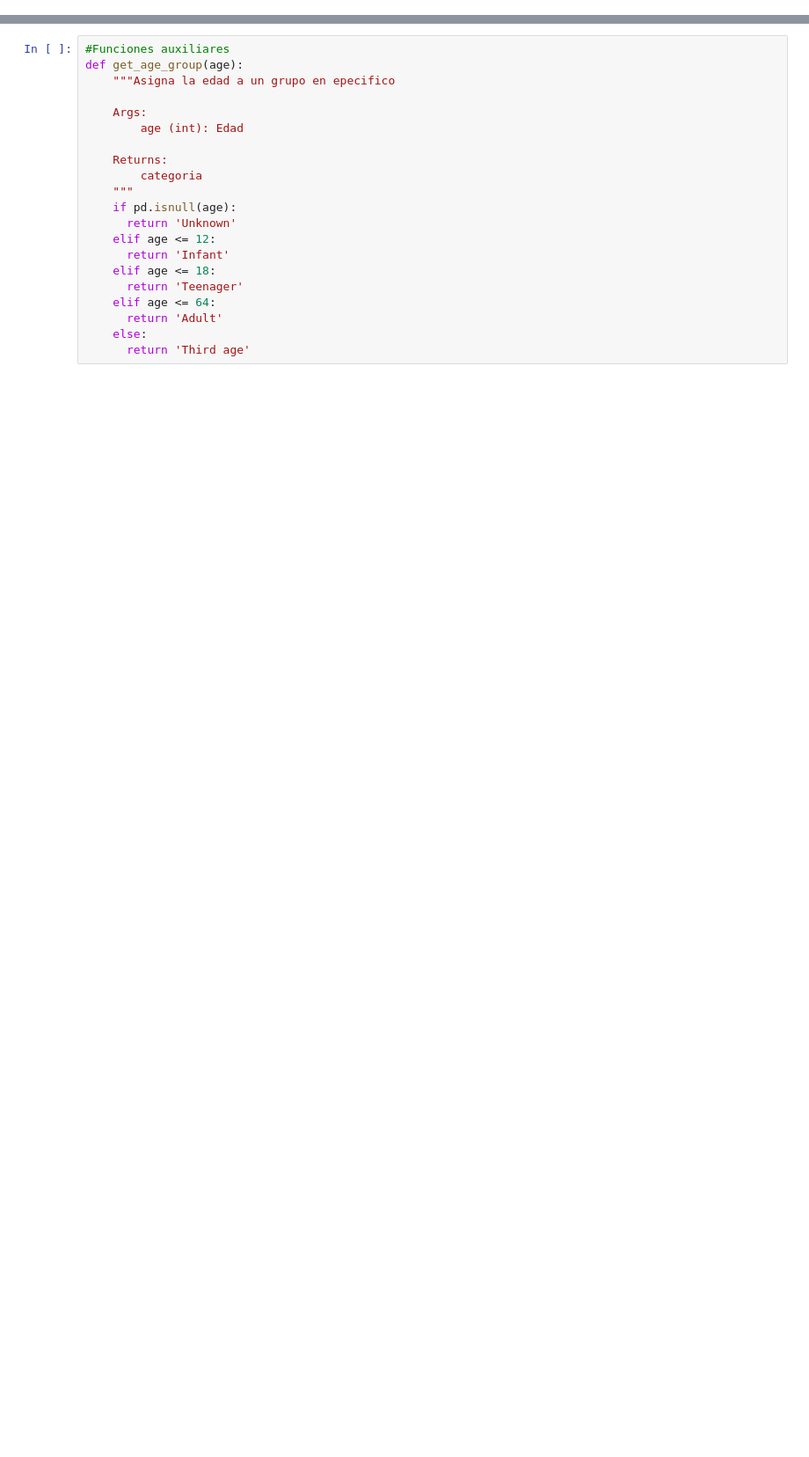
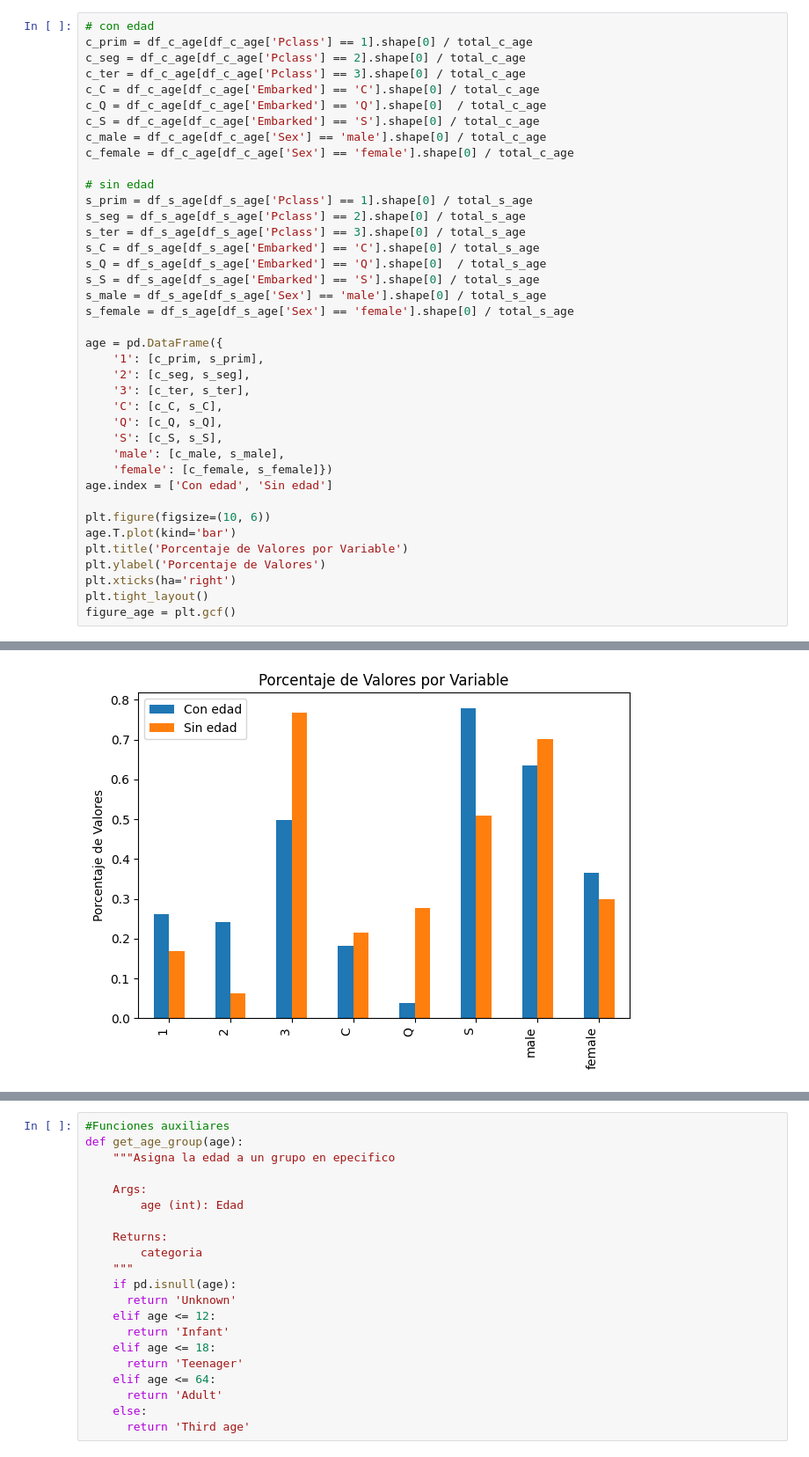
Before and after one commit to fernanda8371/titanic-ml-project, a Jupyter notebook: notebooks/02_Preprocessing.ipynb, the cells around one changed output, grey strips where cells are left out. Shown: that part at 88% size. Saved outputs shown, nothing was run; the diff lists cells and outputs as text; blank space fills up the shorter version.

```diff
--- a/notebooks/02_Preprocessing.ipynb
+++ b/notebooks/02_Preprocessing.ipynb
@@ -8,0 +192,40 @@ titanic = pd.read_csv(r"..\data\Titanic-Dataset.csv")
+# %%
+# con edad
+c_prim = df_c_age[df_c_age['Pclass'] == 1].shape[0] / total_c_age
+c_seg = df_c_age[df_c_age['Pclass'] == 2].shape[0] / total_c_age
+c_ter = df_c_age[df_c_age['Pclass'] == 3].shape[0] / total_c_age
+c_C = df_c_age[df_c_age['Embarked'] == 'C'].shape[0] / total_c_age
+c_Q = df_c_age[df_c_age['Embarked'] == 'Q'].shape[0]  / total_c_age
+c_S = df_c_age[df_c_age['Embarked'] == 'S'].shape[0] / total_c_age
+c_male = df_c_age[df_c_age['Sex'] == 'male'].shape[0] / total_c_age
+c_female = df_c_age[df_c_age['Sex'] == 'female'].shape[0] / total_c_age
+
+# sin edad
+s_prim = df_s_age[df_s_age['Pclass'] == 1].shape[0] / total_s_age
+s_seg = df_s_age[df_s_age['Pclass'] == 2].shape[0] / total_s_age
+s_ter = df_s_age[df_s_age['Pclass'] == 3].shape[0] / total_s_age
+s_C = df_s_age[df_s_age['Embarked'] == 'C'].shape[0] / total_s_age
+s_Q = df_s_age[df_s_age['Embarked'] == 'Q'].shape[0]  / total_s_age
+s_S = df_s_age[df_s_age['Embarked'] == 'S'].shape[0] / total_s_age
+s_male = df_s_age[df_s_age['Sex'] == 'male'].shape[0] / total_s_age
+s_female = df_s_age[df_s_age['Sex'] == 'female'].shape[0] / total_s_age
+
+age = pd.DataFrame({
+    '1': [c_prim, s_prim],
+    '2': [c_seg, s_seg],
+    '3': [c_ter, s_ter],
+    'C': [c_C, s_C],
+    'Q': [c_Q, s_Q],
+    'S': [c_S, s_S],
+    'male': [c_male, s_male],
+    'female': [c_female, s_female]})
+age.index = ['Con edad', 'Sin edad']
+
+plt.figure(figsize=(10, 6))
+age.T.plot(kind='bar')
+plt.title('Porcentaje de Valores por Variable')
+plt.ylabel('Porcentaje de Valores')
+plt.xticks(ha='right')
+plt.tight_layout()
+figure_age = plt.gcf()
+# %% [output]
@@ -8,0 +233 @@ titanic = pd.read_csv(r"..\data\Titanic-Dataset.csv")
+[figure, added]
```
Also changed, not shown: parts of 41 cells of this notebook, 1 other file.
